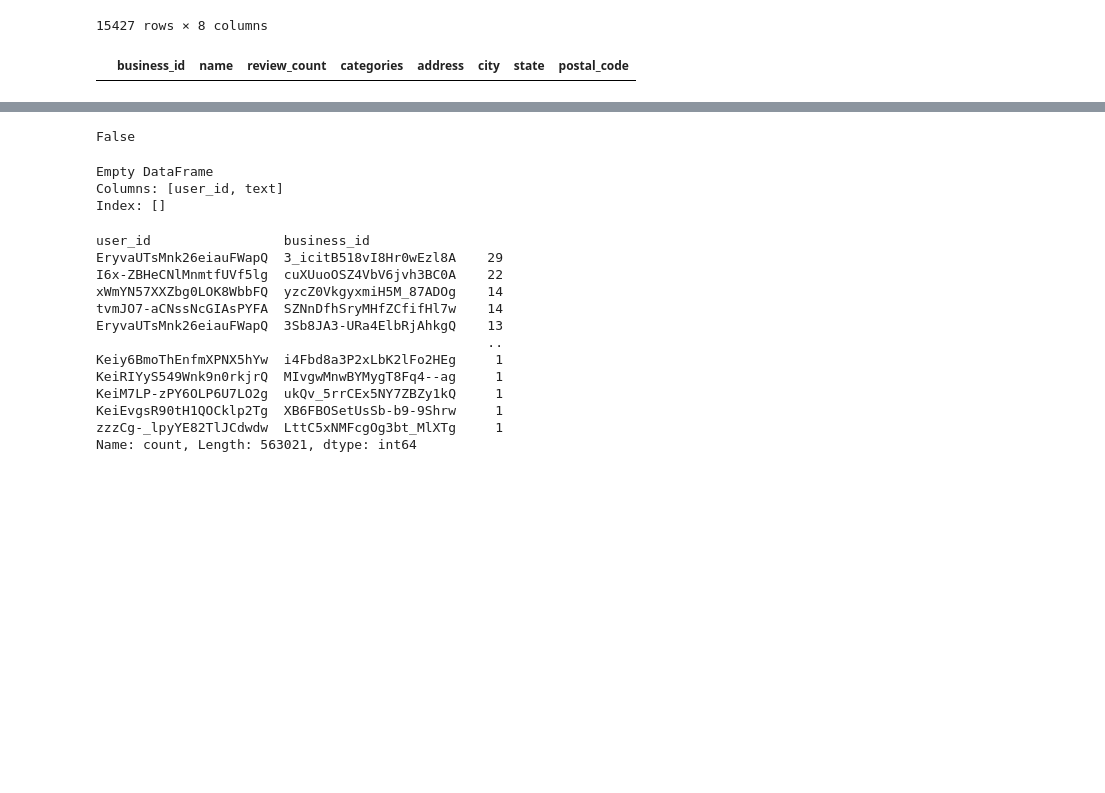
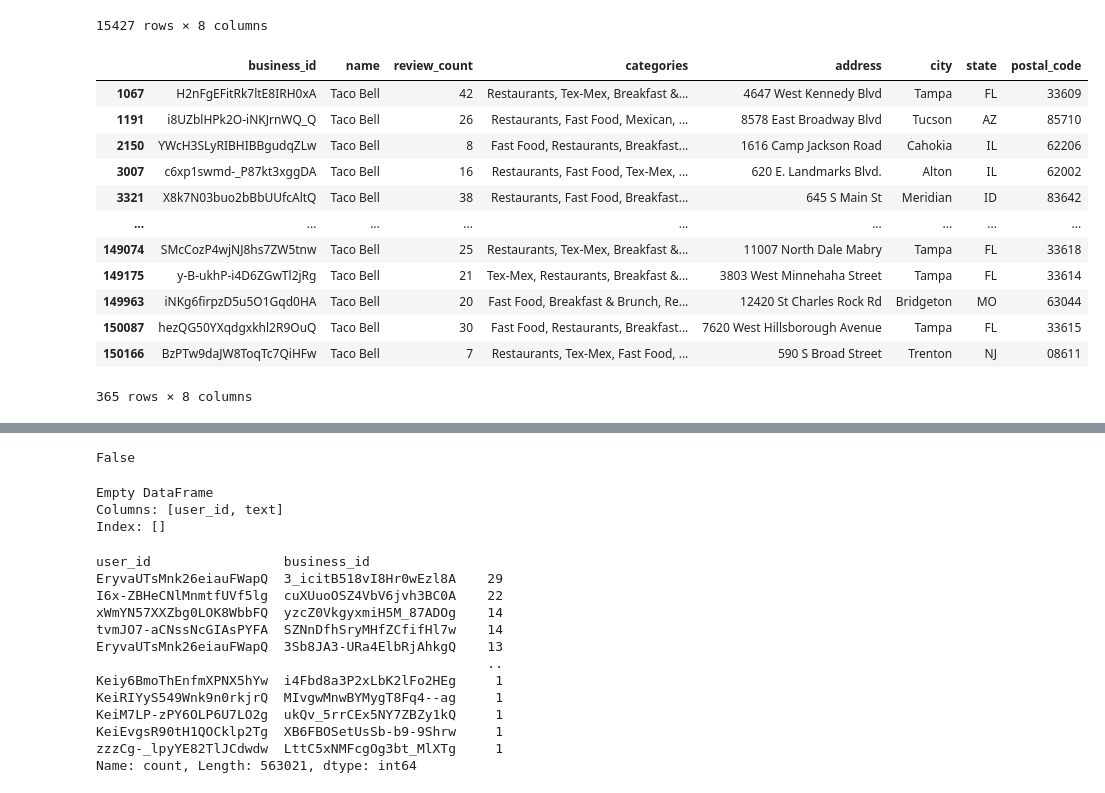
Before and after one commit to gunjii99/AIML_project, a Jupyter notebook: cleanData.ipynb, the cells around one changed output, grey strips where cells are left out. Saved outputs shown, nothing was run; the diff lists cells and outputs as text; code cells hidden in the pictures; blank space fills up the shorter version.

Commit message:
Preprocessed data

```diff
--- a/cleanData.ipynb
+++ b/cleanData.ipynb
@@ -7,7 +7,7 @@ data = []
 #Review.json  - Properties taken : user_id, business_id, stars, useful, funny, cool, text
 reviewCols = ['user_id', 'business_id', 'stars', 'useful', 'funny', 'cool', 'text', 'date']
 
-with open('data/yelp_academic_dataset_review.json', encoding='utf-8') as f:
+with open('/Users/saad.ifty/Desktop/CBS/3rd Semester/AIML25/AIML_project/data/Yelp JSON/yelp_dataset/yelp_academic_dataset_review.json', encoding='utf-8') as f:
     for line in f:
         record = json.loads(line)
         # Extract only the desired properties
@@ -66,7 +68,7 @@ Index(['business_id', 'name', 'review_count', 'categories',
 
 businessCols = ['business_id','name','review_count','categories','address', 'city', 'state', 'postal_code']
 
-with open('data/yelp_academic_dataset_business.json', encoding='utf-8') as f:
+with open('/Users/saad.ifty/Desktop/CBS/3rd Semester/AIML25/AIML_project/data/Yelp JSON/yelp_dataset/yelp_academic_dataset_business.json', encoding='utf-8') as f:
     for line in f:
         record = json.loads(line)
         # Extract only the desired properties
@@ -140,8 +142,20 @@ df_business2
 15427 rows × 8 columns
 # %%
 #verify it does what we need --business2
-df_business3 = df_business2[df_business2["name"].str.contains("Jin China", na=False)]
+df_business3 = df_business2[df_business2["name"].str.contains("Taco Bell", na=False)]
 df_business3
 # %% [output]
 |  | business_id | name | review_count | categories | address | city | state | postal_code |
+| 1067 | H2nFgEFitRk7ltE8IRH0xA | Taco Bell | 42 | Restaurants, Tex-Mex, Breakfast &... | 4647 West Kennedy Blvd | Tampa | FL | 33609 |
+| 1191 | i8UZblHPk2O-iNKJrnWQ_Q | Taco Bell | 26 | Restaurants, Fast Food, Mexican, ... | 8578 East Broadway Blvd | Tucson | AZ | 85710 |
+| 2150 | YWcH3SLyRIBHIBBgudqZLw | Taco Bell | 8 | Fast Food, Restaurants, Breakfast... | 1616 Camp Jackson Road | Cahokia | IL | 62206 |
+| 3007 | c6xp1swmd-_P87kt3xggDA | Taco Bell | 16 | Restaurants, Fast Food, Tex-Mex, ... | 620 E. Landmarks Blvd. | Alton | IL | 62002 |
+| 3321 | X8k7N03buo2bBbUUfcAltQ | Taco Bell | 38 | Restaurants, Fast Food, Breakfast... | 645 S Main St | Meridian | ID | 83642 |
+| ... | ... | ... | ... | ... | ... | ... | ... | ... |
+| 149074 | SMcCozP4wjNJ8hs7ZW5tnw | Taco Bell | 25 | Restaurants, Tex-Mex, Breakfast &... | 11007 North Dale Mabry | Tampa | FL | 33618 |
+| 149175 | y-B-ukhP-i4D6ZGwTl2jRg | Taco Bell | 21 | Tex-Mex, Restaurants, Breakfast &... | 3803 West Minnehaha Street | Tampa | FL | 33614 |
+| 149963 | iNKg6firpzD5u5O1Gqd0HA | Taco Bell | 20 | Fast Food, Breakfast & Brunch, Re... | 12420 St Charles Rock Rd | Bridgeton | MO | 63044 |
+| 150087 | hezQG50YXqdgxkhl2R9OuQ | Taco Bell | 30 | Fast Food, Restaurants, Breakfast... | 7620 West Hillsborough Avenue | Tampa | FL | 33615 |
+| 150166 | BzPTw9daJW8ToqTc7QiHFw | Taco Bell | 7 | Restaurants, Tex-Mex, Fast Food, ... | 590 S Broad Street | Trenton | NJ | 08611 |
+365 rows × 8 columns
 # %%
```
Also changed, not shown: parts of 7 cells of this notebook, 1 other file.
